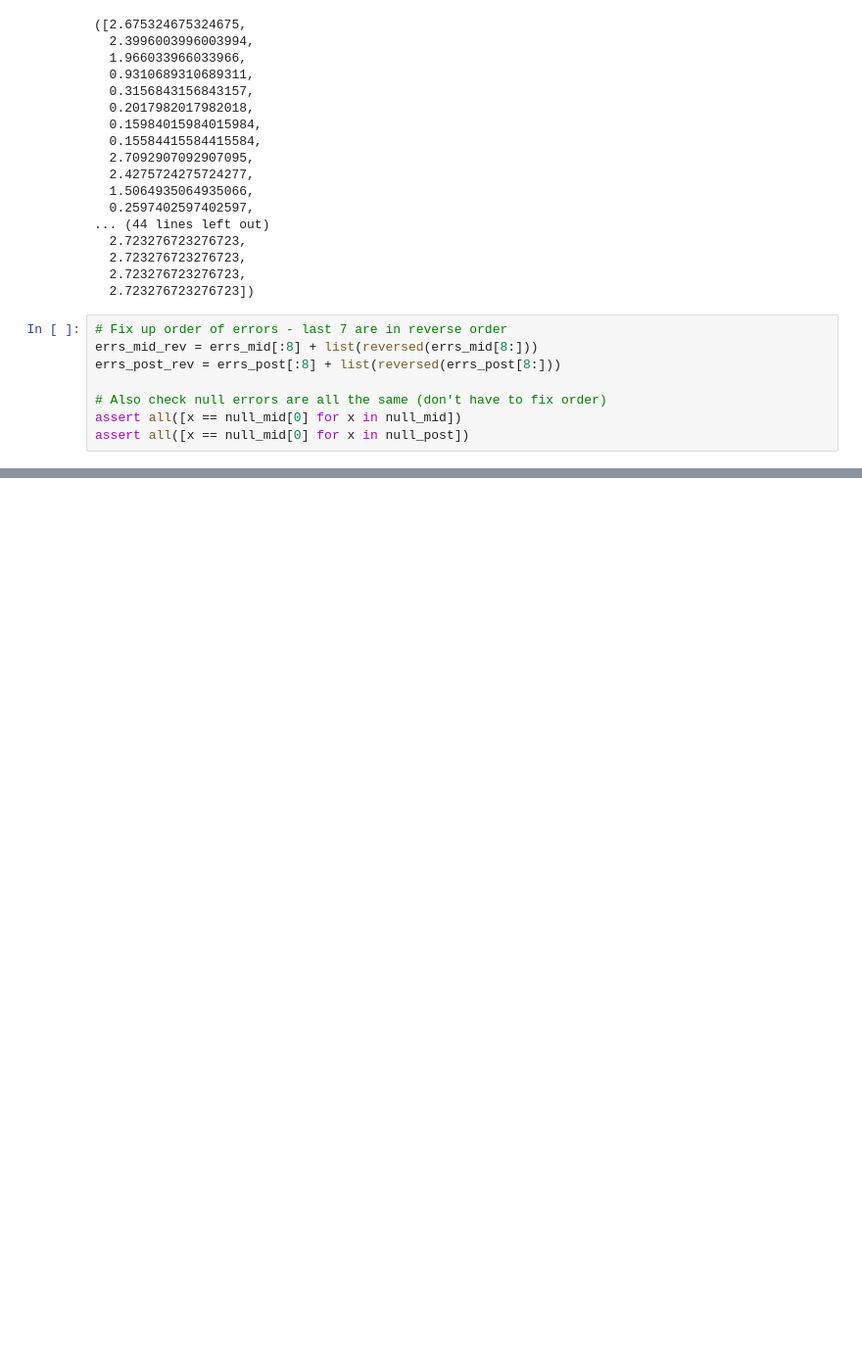
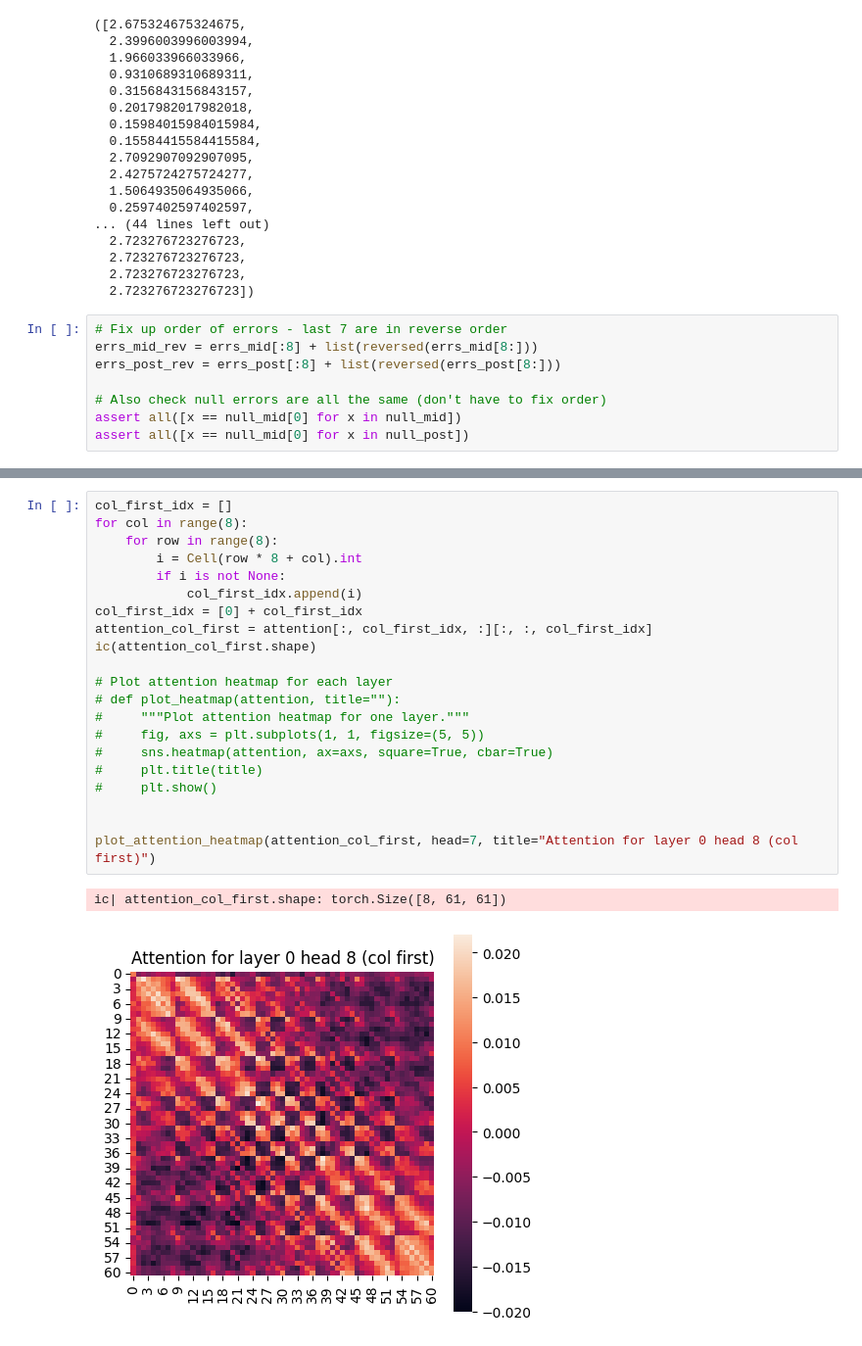
Before and after one commit to callumcanavan/othello-gpt, a Jupyter notebook: Othello_GPT.ipynb, the cells around one changed output, grey strips where cells are left out. Shown at 98% size. Saved outputs shown, nothing was run; the diff lists cells and outputs as text; blank space fills up the shorter version.

```diff
--- a/Othello_GPT.ipynb
+++ b/Othello_GPT.ipynb
@@ -548,0 +676,24 @@ plot_intervention_errs(errs_mid_rev, errs_post_rev, null_mid[0])
+# %%
+col_first_idx = []
+for col in range(8):
+    for row in range(8):
+        i = Cell(row * 8 + col).int
+        if i is not None:
+            col_first_idx.append(i)
+col_first_idx = [0] + col_first_idx
+attention_col_first = attention[:, col_first_idx, :][:, :, col_first_idx]
+ic(attention_col_first.shape)
+
+# Plot attention heatmap for each layer
+# def plot_heatmap(attention, title=""):
+#     """Plot attention heatmap for one layer."""
+#     fig, axs = plt.subplots(1, 1, figsize=(5, 5))
+#     sns.heatmap(attention, ax=axs, square=True, cbar=True)
+#     plt.title(title)
+#     plt.show()
+
+
+plot_attention_heatmap(attention_col_first, head=7, title="Attention for layer 0 head 8 (col first)")
+# %% [output]
+ic| attention_col_first.shape: torch.Size([8, 61, 61])
+[figure, added]
```
Also changed, not shown: parts of 14 cells of this notebook, 2 other files.
